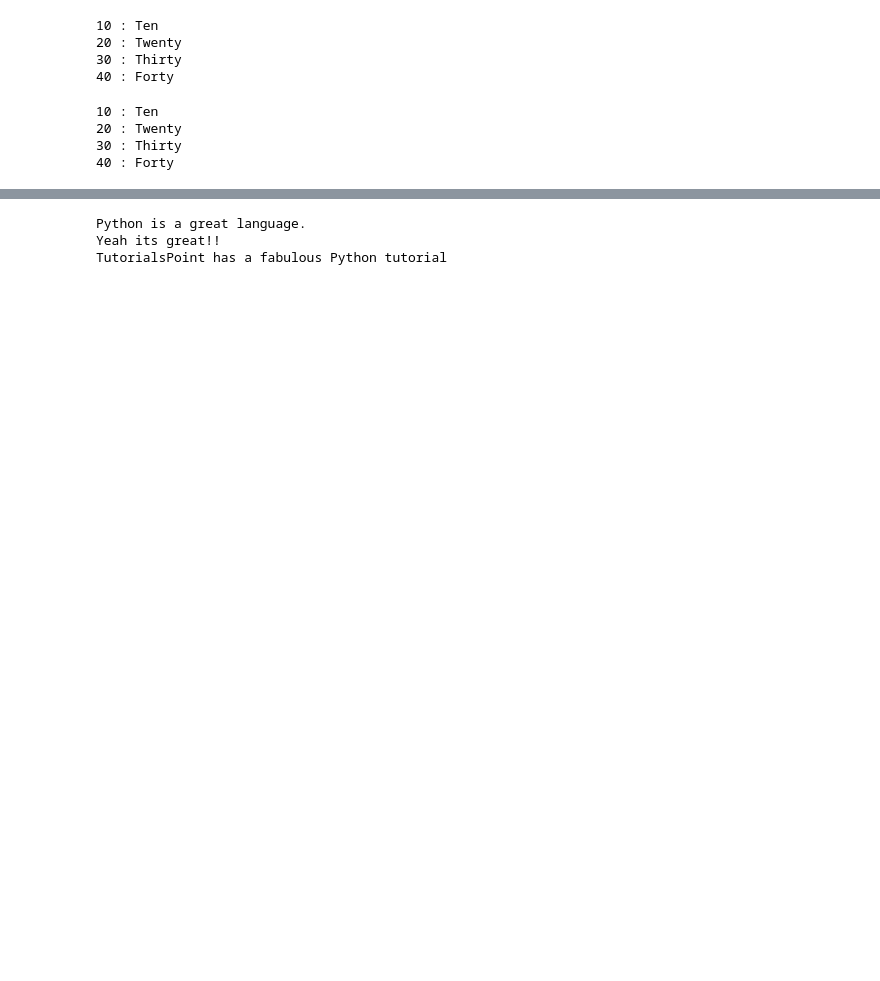
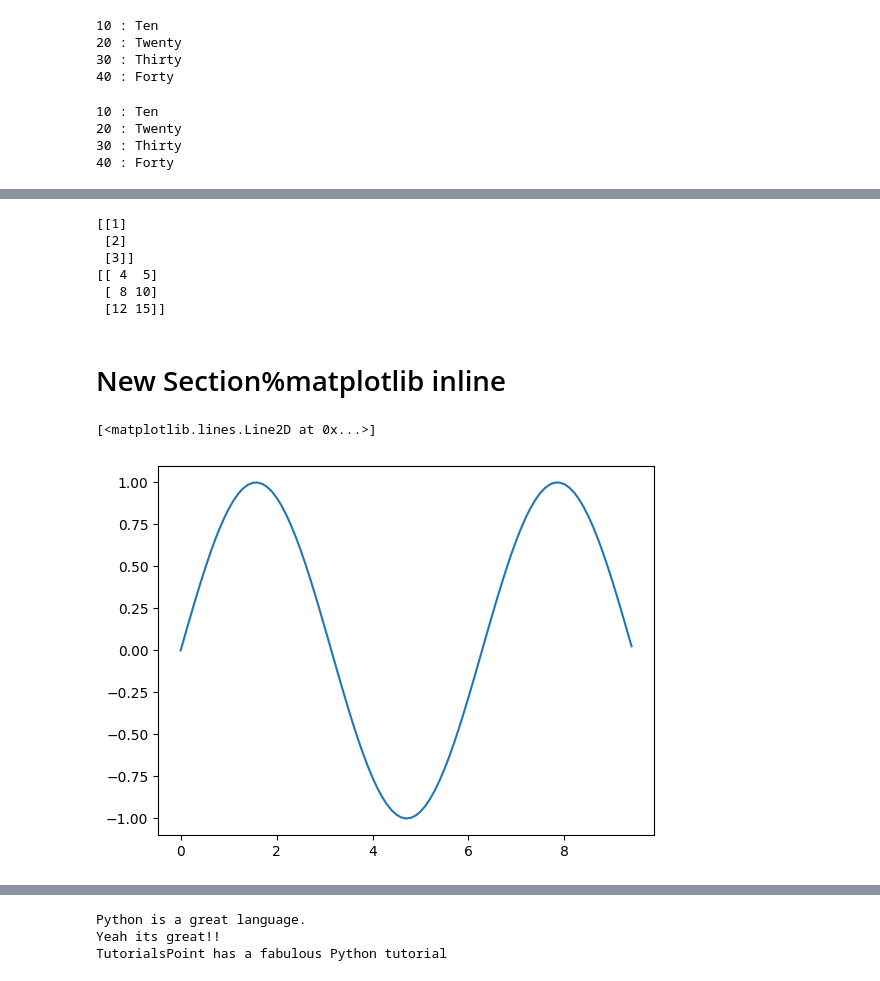
Before and after one commit to ilafmakke/beginner_python, a Jupyter notebook: python_beginer.ipynb, the cells around one changed output, grey strips where cells are left out. Saved outputs shown, nothing was run; the diff lists cells and outputs as text; code cells hidden in the pictures; blank space fills up the shorter version.

```diff
--- a/python_beginer.ipynb
+++ b/python_beginer.ipynb
@@ -365,0 +494,15 @@ for x in numbers.keys():
+# %%
+# Compute outer product of vectors
+v = np.array([1,2,3])  # v has shape (3,)
+w = np.array([4,5])    # w has shape (2,)
+# To compute an outer product, we first reshape v to be a column
+print(np.reshape(v, (3, 1)))
+# %% [output]
+[[1]
+ [2]
+ [3]]
+[[ 4  5]
+ [ 8 10]
+ [12 15]]
+# %% [markdown]
+# New Section%matplotlib inline
@@ -365,0 +511,12 @@ for x in numbers.keys():
+# %%
+import matplotlib.pyplot as plt
+import numpy as np
+# Compute the x and y coordinates for points on a sine curve
+x = np.arange(0, 3 * np.pi, 0.1)
+y = np.sin(x)
+
+# Plot the points using matplotlib
+plt.plot(x, y)
+# %% [output]
+[<matplotlib.lines.Line2D at 0x...>]
+[figure, added]
```
Also changed, not shown: parts of 28 cells of this notebook.
